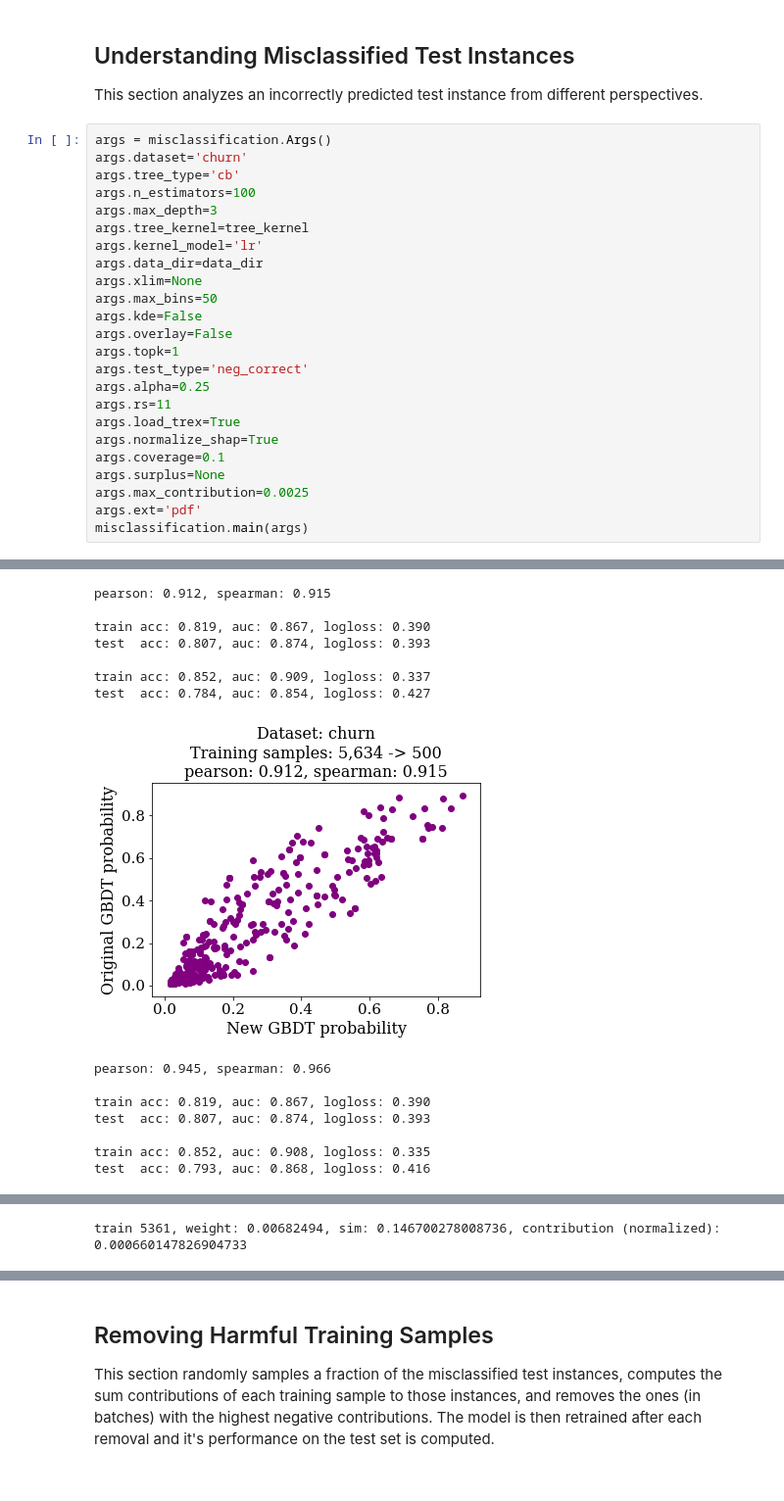
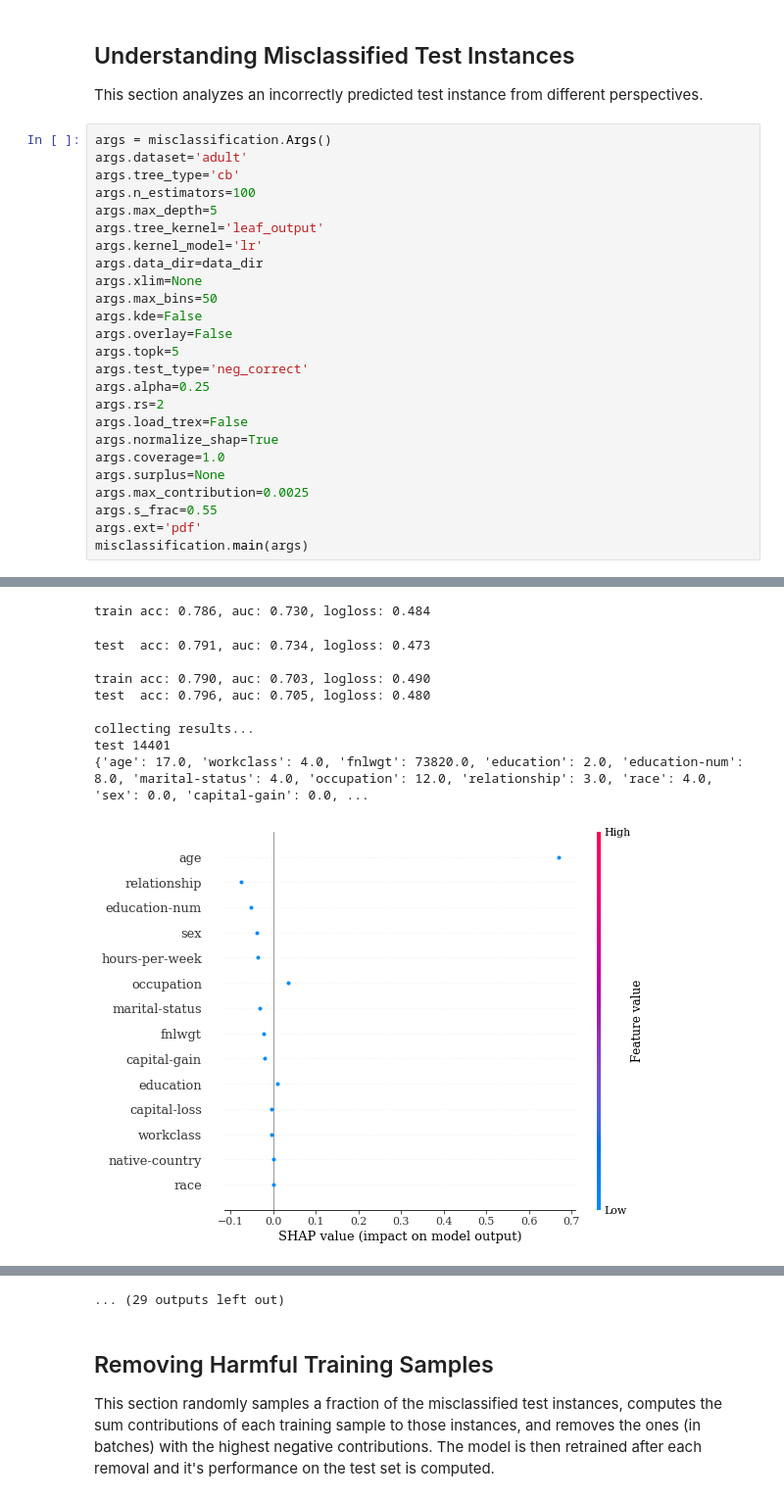
Before and after one commit to jjbrophy47/trex, a Jupyter notebook: experiments/notebooks/medifor.ipynb, the cells around one changed output, grey strips where cells are left out. Shown at 98% size. Drawn from its saved outputs; the diff is of its cells as text.

Commit message:
updated leaf_output

```diff
--- a/experiments/notebooks/medifor.ipynb
+++ b/experiments/notebooks/medifor.ipynb
@@ -97,26 +97,27 @@ plot_clustering.main(args)
 This section analyzes an incorrectly predicted test instance from different perspectives.
 # %%
 args = misclassification.Args()
-args.dataset='churn'
+args.dataset='adult'
 args.tree_type='cb'
 args.n_estimators=100
-args.max_depth=3
-args.tree_kernel=tree_kernel
+args.max_depth=5
+args.tree_kernel='leaf_output'
 args.kernel_model='lr'
 args.data_dir=data_dir
 args.xlim=None
 args.max_bins=50
 args.kde=False
 args.overlay=False
-args.topk=1
+args.topk=5
 args.test_type='neg_correct'
 args.alpha=0.25
-args.rs=11
-args.load_trex=True
+args.rs=2
+args.load_trex=False
 args.normalize_shap=True
-args.coverage=0.1
+args.coverage=1.0
 args.surplus=None
 args.max_contribution=0.0025
+args.s_frac=0.55
 args.ext='pdf'
 misclassification.main(args)
 # %% [output]
@@ -140,15 +141,10 @@ computing SHAP values for x_test...
-pearson: 0.912, spearman: 0.915
-
-train acc: 0.819, auc: 0.867, logloss: 0.390
-test  acc: 0.807, auc: 0.874, logloss: 0.393
-
-train acc: 0.852, auc: 0.909, logloss: 0.337
-test  acc: 0.784, auc: 0.854, logloss: 0.427
+train acc: 0.786, auc: 0.730, logloss: 0.484
+test  acc: 0.791, auc: 0.734, logloss: 0.473
+
+train acc: 0.790, auc: 0.703, logloss: 0.490
+test  acc: 0.796, auc: 0.705, logloss: 0.480
+
+collecting results...
+test 14401
+{'age': 17.0, 'workclass': 4.0, 'fnlwgt': 73820.0, 'education': 2.0, 'education-num': 8.0, 'marital-status': 4.0, 'occupation': 12.0, 'relationship': 3.0, 'race': 4.0, 'sex': 0.0, 'capital-gain': 0.0, ...
-[figure, old version]
+[figure, new version]
-pearson: 0.945, spearman: 0.966
-
-train acc: 0.819, auc: 0.867, logloss: 0.390
-test  acc: 0.807, auc: 0.874, logloss: 0.393
-
-train acc: 0.852, auc: 0.908, logloss: 0.335
-test  acc: 0.793, auc: 0.868, logloss: 0.416
@@ -159 +156,0 @@ test 1367
-train 5361, weight: 0.00682494, sim: 0.146700278008736, contribution (normalized): 0.000660147826904733
@@ -169,3 +163,4 @@ no. influential samples: 326
+... (29 outputs left out)
 # %% [markdown]
 ## Removing Harmful Training Samples
 This section randomly samples a fraction of the misclassified test instances, computes the sum contributions of each training sample to those instances, and removes the ones (in batches) with the highest negative contributions. The model is then retrained after each removal and it's performance on the test set is computed.
```
Also changed, not shown: parts of 1 cell of this notebook, 56 other files.
